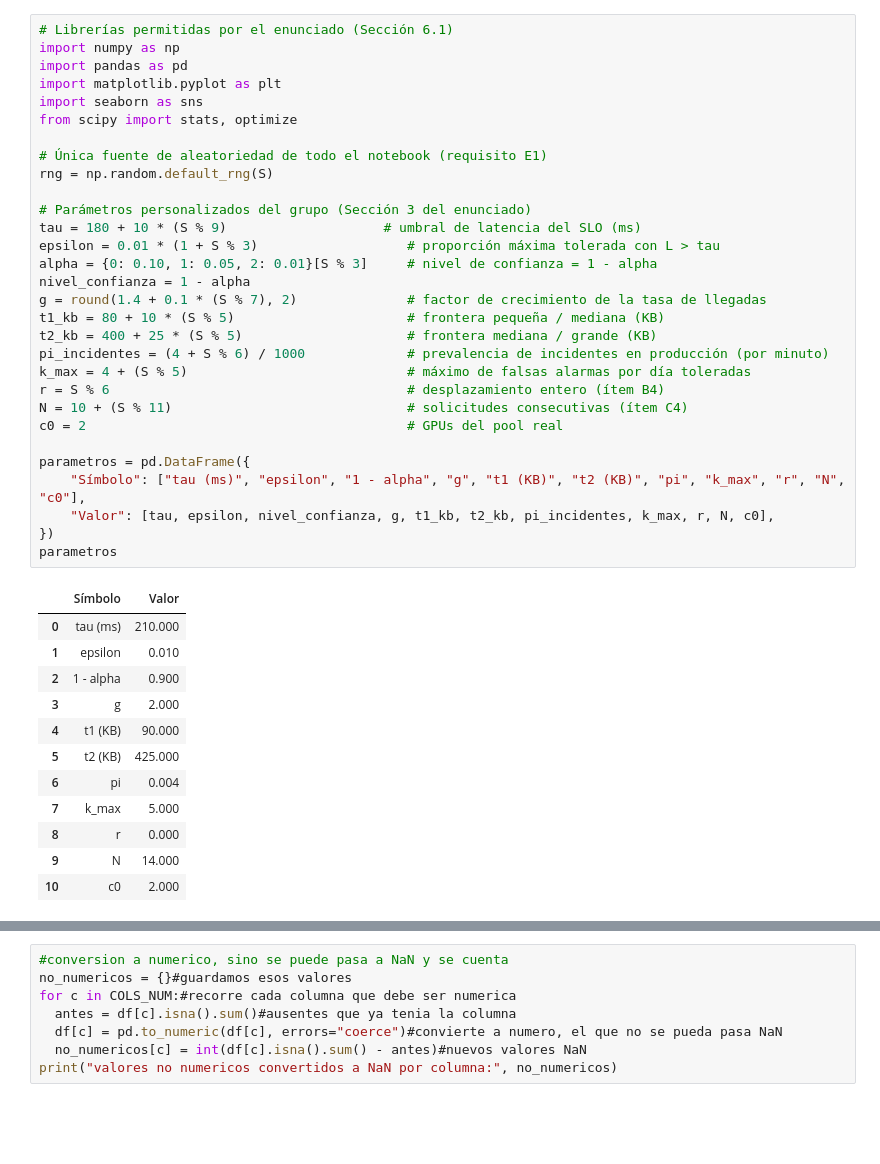
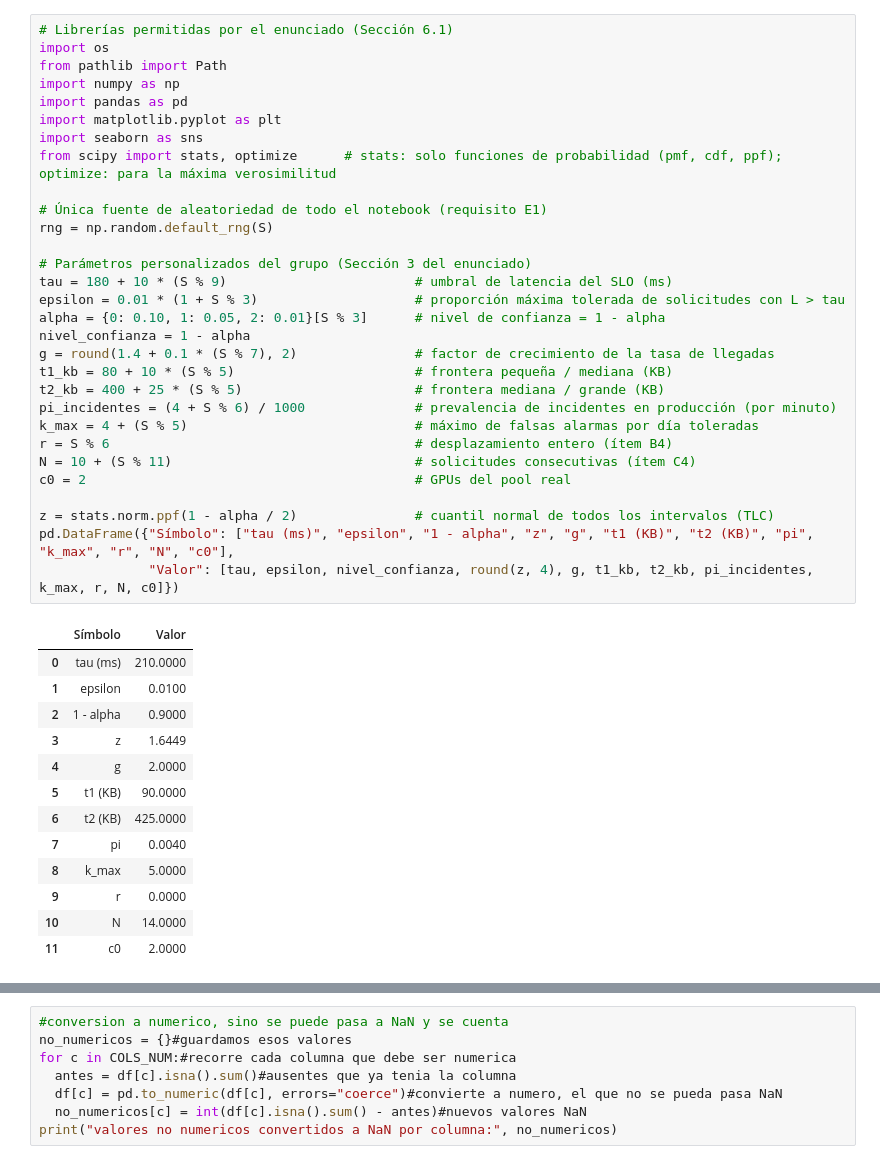
Before and after one commit to heysebitas/CCI_Proyecto_Final_Grupo1, a Jupyter notebook: CCI_Proyecto_Final_Grupo2.ipynb, the cells around one changed output, grey strips where cells are left out. Saved outputs shown, nothing was run; the diff lists cells and outputs as text; blank space fills up the shorter version.

```diff
--- a/CCI_Proyecto_Final_Grupo2.ipynb
+++ b/CCI_Proyecto_Final_Grupo2.ipynb
@@ -22,44 +72,45 @@ S  = 4280006856
 # %%
 # Librerías permitidas por el enunciado (Sección 6.1)
+import os
+from pathlib import Path
 import numpy as np
 import pandas as pd
 import matplotlib.pyplot as plt
 import seaborn as sns
-from scipy import stats, optimize
+from scipy import stats, optimize      # stats: solo funciones de probabilidad (pmf, cdf, ppf); optimize: para la máxima verosimilitud
 
 # Única fuente de aleatoriedad de todo el notebook (requisito E1)
 rng = np.random.default_rng(S)
 
 # Parámetros personalizados del grupo (Sección 3 del enunciado)
-tau = 180 + 10 * (S % 9)                    # umbral de latencia del SLO (ms)
-epsilon = 0.01 * (1 + S % 3)                   # proporción máxima tolerada con L > tau
-alpha = {0: 0.10, 1: 0.05, 2: 0.01}[S % 3]     # nivel de confianza = 1 - alpha
+tau = 180 + 10 * (S % 9)                        # umbral de latencia del SLO (ms)
+epsilon = 0.01 * (1 + S % 3)                    # proporción máxima tolerada de solicitudes con L > tau
+alpha = {0: 0.10, 1: 0.05, 2: 0.01}[S % 3]      # nivel de confianza = 1 - alpha
 nivel_confianza = 1 - alpha
-g = round(1.4 + 0.1 * (S % 7), 2)              # factor de crecimiento de la tasa de llegadas
-t1_kb = 80 + 10 * (S % 5)                      # frontera pequeña / mediana (KB)
-t2_kb = 400 + 25 * (S % 5)                     # frontera mediana / grande (KB)
-pi_incidentes = (4 + S % 6) / 1000             # prevalencia de incidentes en producción (por minuto)
-k_max = 4 + (S % 5)                            # máximo de falsas alarmas por día toleradas
-r = S % 6                                      # desplazamiento entero (ítem B4)
-N = 10 + (S % 11)                              # solicitudes consecutivas (ítem C4)
-c0 = 2                                         # GPUs del pool real
+g = round(1.4 + 0.1 * (S % 7), 2)               # factor de crecimiento de la tasa de llegadas
+t1_kb = 80 + 10 * (S % 5)                       # frontera pequeña / mediana (KB)
+t2_kb = 400 + 25 * (S % 5)                      # frontera mediana / grande (KB)
+pi_incidentes = (4 + S % 6) / 1000              # prevalencia de incidentes en producción (por minuto)
+k_max = 4 + (S % 5)                             # máximo de falsas alarmas por día toleradas
+r = S % 6                                       # desplazamiento entero (ítem B4)
+N = 10 + (S % 11)                               # solicitudes consecutivas (ítem C4)
+c0 = 2                                          # GPUs del pool real
 
-parametros = pd.DataFrame({
-    "Símbolo": ["tau (ms)", "epsilon", "1 - alpha", "g", "t1 (KB)", "t2 (KB)", "pi", "k_max", "r", "N", "c0"],
-    "Valor": [tau, epsilon, nivel_confianza, g, t1_kb, t2_kb, pi_incidentes, k_max, r, N, c0],
-})
-parametros
+z = stats.norm.ppf(1 - alpha / 2)               # cuantil normal de todos los intervalos (TLC)
+pd.DataFrame({"Símbolo": ["tau (ms)", "epsilon", "1 - alpha", "z", "g", "t1 (KB)", "t2 (KB)", "pi", "k_max", "r", "N", "c0"],
+              "Valor": [tau, epsilon, nivel_confianza, round(z, 4), g, t1_kb, t2_kb, pi_incidentes, k_max, r, N, c0]})
 # %% [output]
 |  | Símbolo | Valor |
-| 0 | tau (ms) | 210.000 |
-| 1 | epsilon | 0.010 |
-| 2 | 1 - alpha | 0.900 |
-| 3 | g | 2.000 |
-| 4 | t1 (KB) | 90.000 |
-| 5 | t2 (KB) | 425.000 |
-| 6 | pi | 0.004 |
-| 7 | k_max | 5.000 |
-| 8 | r | 0.000 |
-| 9 | N | 14.000 |
-| 10 | c0 | 2.000 |
+| 0 | tau (ms) | 210.0000 |
+| 1 | epsilon | 0.0100 |
+| 2 | 1 - alpha | 0.9000 |
+| 3 | z | 1.6449 |
+| 4 | g | 2.0000 |
+| 5 | t1 (KB) | 90.0000 |
+| 6 | t2 (KB) | 425.0000 |
+| 7 | pi | 0.0040 |
+| 8 | k_max | 5.0000 |
+| 9 | r | 0.0000 |
+| 10 | N | 14.0000 |
+| 11 | c0 | 2.0000 |
 # %%
```
Also changed, not shown: parts of 365 cells of this notebook, 1 other file.
